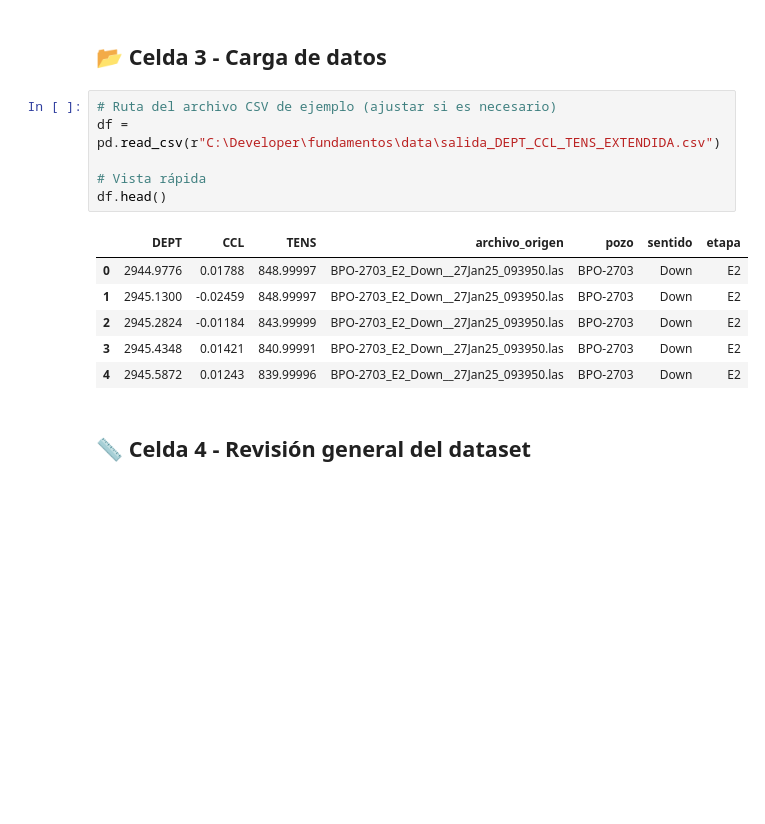
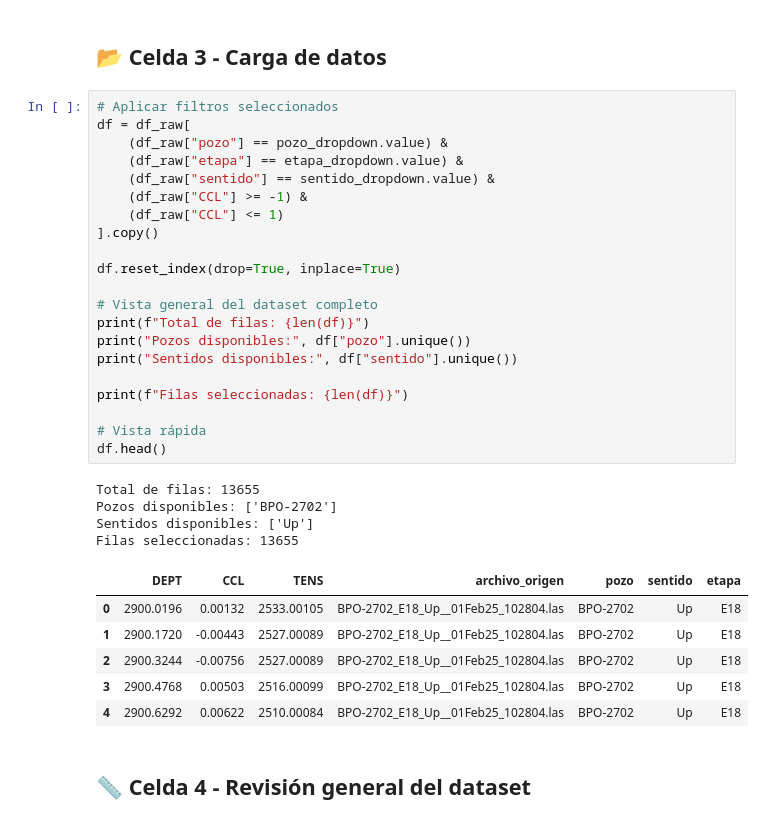
Before and after one commit to lmbsoft/deteccion-anomalias, a Jupyter notebook: franco/01_autoeda_ccl.ipynb, the cells around one changed output. Drawn from its saved outputs; the diff is of its cells as text; blank space fills up the shorter version.

```diff
--- a/franco/01_autoeda_ccl.ipynb
+++ b/franco/01_autoeda_ccl.ipynb
@@ -35,18 +74,37 @@ Archivos disponibles:
 # %% [markdown]
 ## 📂 Celda 3 - Carga de datos
 # %%
-# Ruta del archivo CSV de ejemplo (ajustar si es necesario)
-df = pd.read_csv(r"C:\Developer\fundamentos\data\salida_DEPT_CCL_TENS_EXTENDIDA.csv")
+# Aplicar filtros seleccionados
+df = df_raw[
+    (df_raw["pozo"] == pozo_dropdown.value) &
+    (df_raw["etapa"] == etapa_dropdown.value) &
+    (df_raw["sentido"] == sentido_dropdown.value) &
+    (df_raw["CCL"] >= -1) &
+    (df_raw["CCL"] <= 1)
+].copy()
+
+df.reset_index(drop=True, inplace=True)
+
+# Vista general del dataset completo
+print(f"Total de filas: {len(df)}")
+print("Pozos disponibles:", df["pozo"].unique())
+print("Sentidos disponibles:", df["sentido"].unique())
+
+print(f"Filas seleccionadas: {len(df)}")
 
 # Vista rápida
 df.head()
 # %% [output]
+Total de filas: 13655
+Pozos disponibles: ['BPO-2702']
+Sentidos disponibles: ['Up']
+Filas seleccionadas: 13655
 |  | DEPT | CCL | TENS | archivo_origen | pozo | sentido | etapa |
-| 0 | 2944.9776 | 0.01788 | 848.99997 | BPO-2703_E2_Down__27Jan25_093950.las | BPO-2703 | Down | E2 |
-| 1 | 2945.1300 | -0.02459 | 848.99997 | BPO-2703_E2_Down__27Jan25_093950.las | BPO-2703 | Down | E2 |
-| 2 | 2945.2824 | -0.01184 | 843.99999 | BPO-2703_E2_Down__27Jan25_093950.las | BPO-2703 | Down | E2 |
-| 3 | 2945.4348 | 0.01421 | 840.99991 | BPO-2703_E2_Down__27Jan25_093950.las | BPO-2703 | Down | E2 |
-| 4 | 2945.5872 | 0.01243 | 839.99996 | BPO-2703_E2_Down__27Jan25_093950.las | BPO-2703 | Down | E2 |
+| 0 | 2900.0196 | 0.00132 | 2533.00105 | BPO-2702_E18_Up__01Feb25_102804.las | BPO-2702 | Up | E18 |
+| 1 | 2900.1720 | -0.00443 | 2527.00089 | BPO-2702_E18_Up__01Feb25_102804.las | BPO-2702 | Up | E18 |
+| 2 | 2900.3244 | -0.00756 | 2527.00089 | BPO-2702_E18_Up__01Feb25_102804.las | BPO-2702 | Up | E18 |
+| 3 | 2900.4768 | 0.00503 | 2516.00099 | BPO-2702_E18_Up__01Feb25_102804.las | BPO-2702 | Up | E18 |
+| 4 | 2900.6292 | 0.00622 | 2510.00084 | BPO-2702_E18_Up__01Feb25_102804.las | BPO-2702 | Up | E18 |
 # %% [markdown]
 ## 📏 Celda 4 - Revisión general del dataset
 # %%
```
Also changed, not shown: parts of 11 cells of this notebook, 43 other files.
